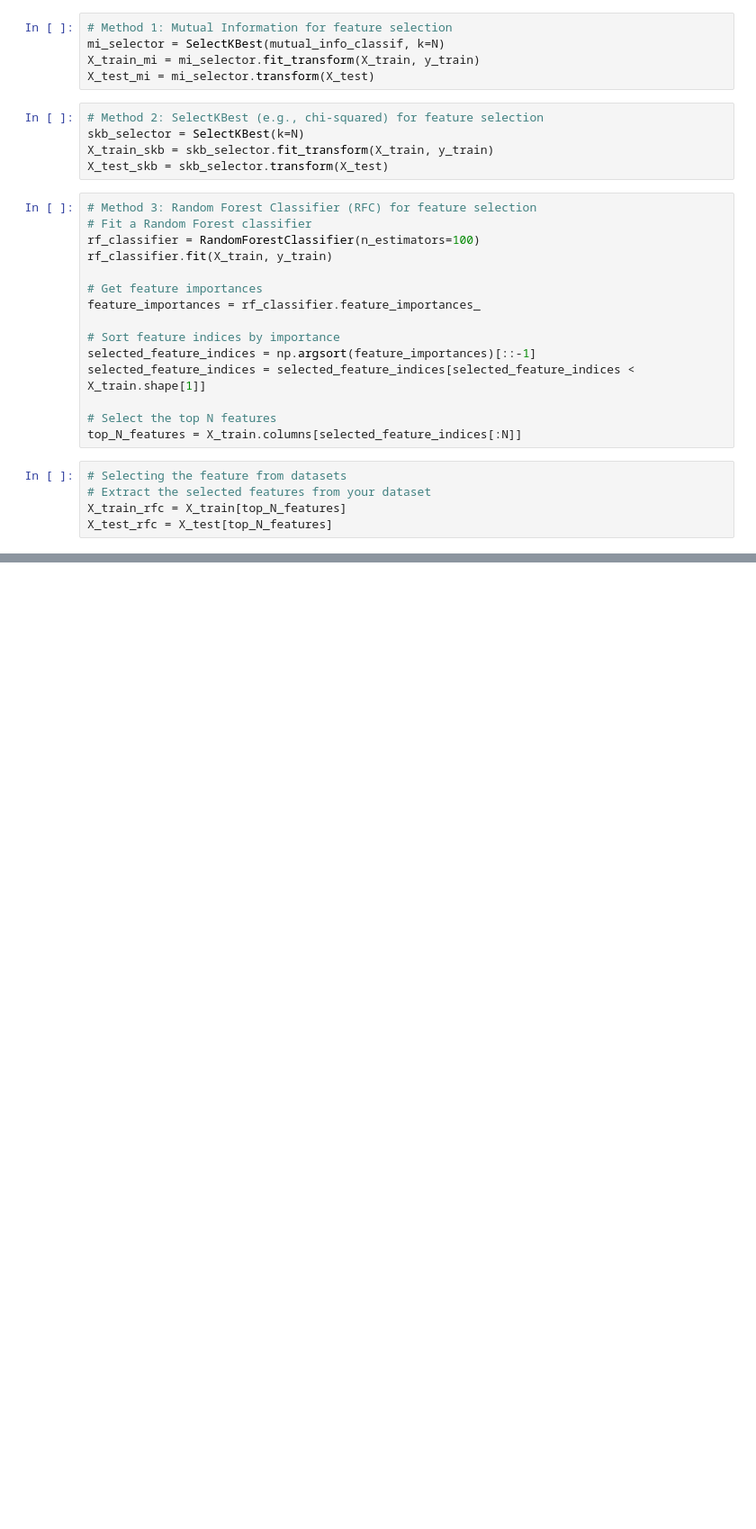
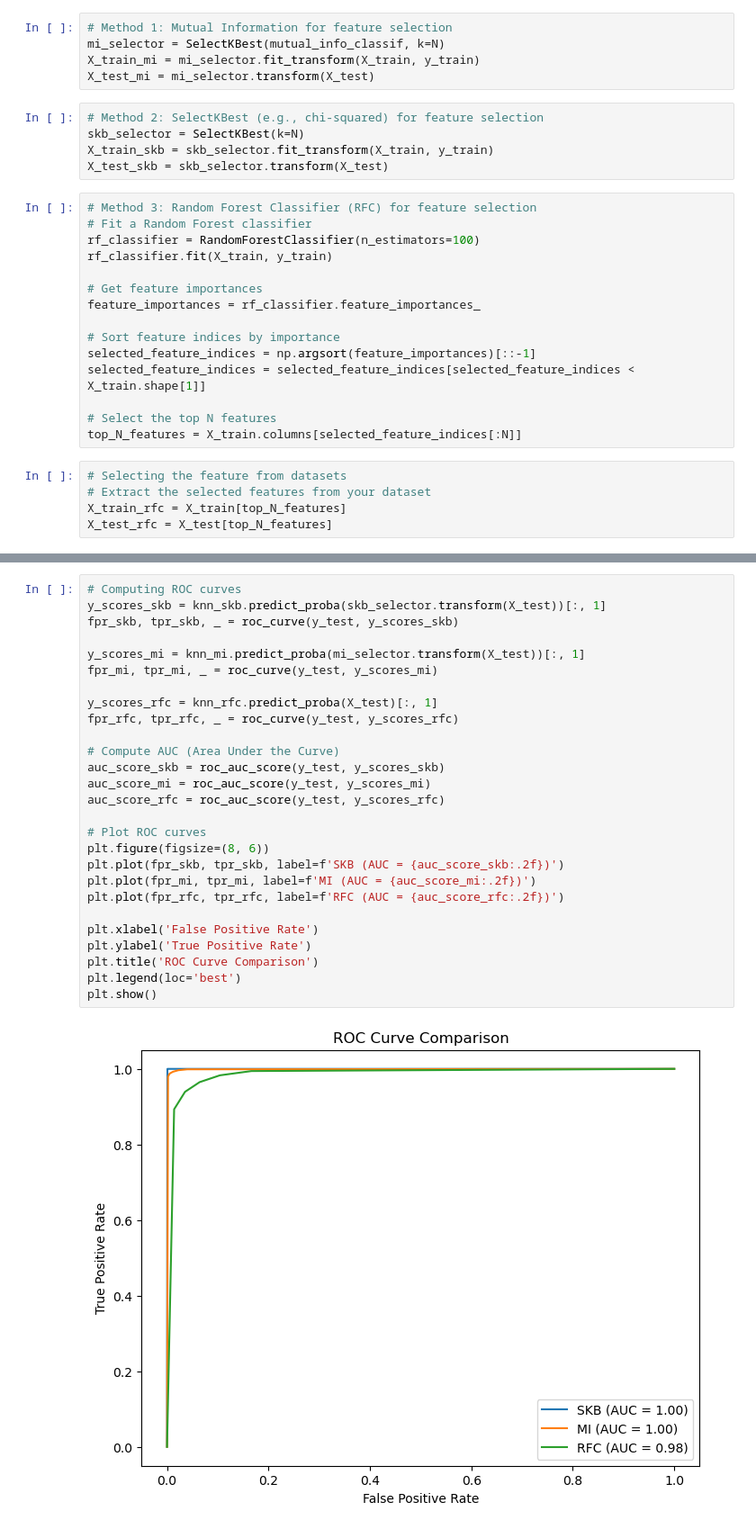
Before and after one commit to AnkitDogra-07/Research-CSE-V, a Jupyter notebook: Work/Notebooks for Data Cleaning/preprocessing.ipynb, the cells around one changed output, grey strips where cells are left out. Shown at 90% size. Saved outputs shown, nothing was run; the diff lists cells and outputs as text; blank space fills up the shorter version.

```diff
--- a/Work/Notebooks for Data Cleaning/preprocessing.ipynb
+++ b/Work/Notebooks for Data Cleaning/preprocessing.ipynb
@@ -432,0 +492,29 @@ weighted avg       1.00      1.00      1.00    113927
+# %%
+# Computing ROC curves
+y_scores_skb = knn_skb.predict_proba(skb_selector.transform(X_test))[:, 1]
+fpr_skb, tpr_skb, _ = roc_curve(y_test, y_scores_skb)
+
+y_scores_mi = knn_mi.predict_proba(mi_selector.transform(X_test))[:, 1]
+fpr_mi, tpr_mi, _ = roc_curve(y_test, y_scores_mi)
+
+y_scores_rfc = knn_rfc.predict_proba(X_test)[:, 1]
+fpr_rfc, tpr_rfc, _ = roc_curve(y_test, y_scores_rfc)
+
+# Compute AUC (Area Under the Curve)
+auc_score_skb = roc_auc_score(y_test, y_scores_skb)
+auc_score_mi = roc_auc_score(y_test, y_scores_mi)
+auc_score_rfc = roc_auc_score(y_test, y_scores_rfc)
+
+# Plot ROC curves
+plt.figure(figsize=(8, 6))
+plt.plot(fpr_skb, tpr_skb, label=f'SKB (AUC = {auc_score_skb:.2f})')
+plt.plot(fpr_mi, tpr_mi, label=f'MI (AUC = {auc_score_mi:.2f})')
+plt.plot(fpr_rfc, tpr_rfc, label=f'RFC (AUC = {auc_score_rfc:.2f})')
+
+plt.xlabel('False Positive Rate')
+plt.ylabel('True Positive Rate')
+plt.title('ROC Curve Comparison')
+plt.legend(loc='best')
+plt.show()
+# %% [output]
+[figure, added]
```
Also changed, not shown: parts of 8 cells of this notebook.
